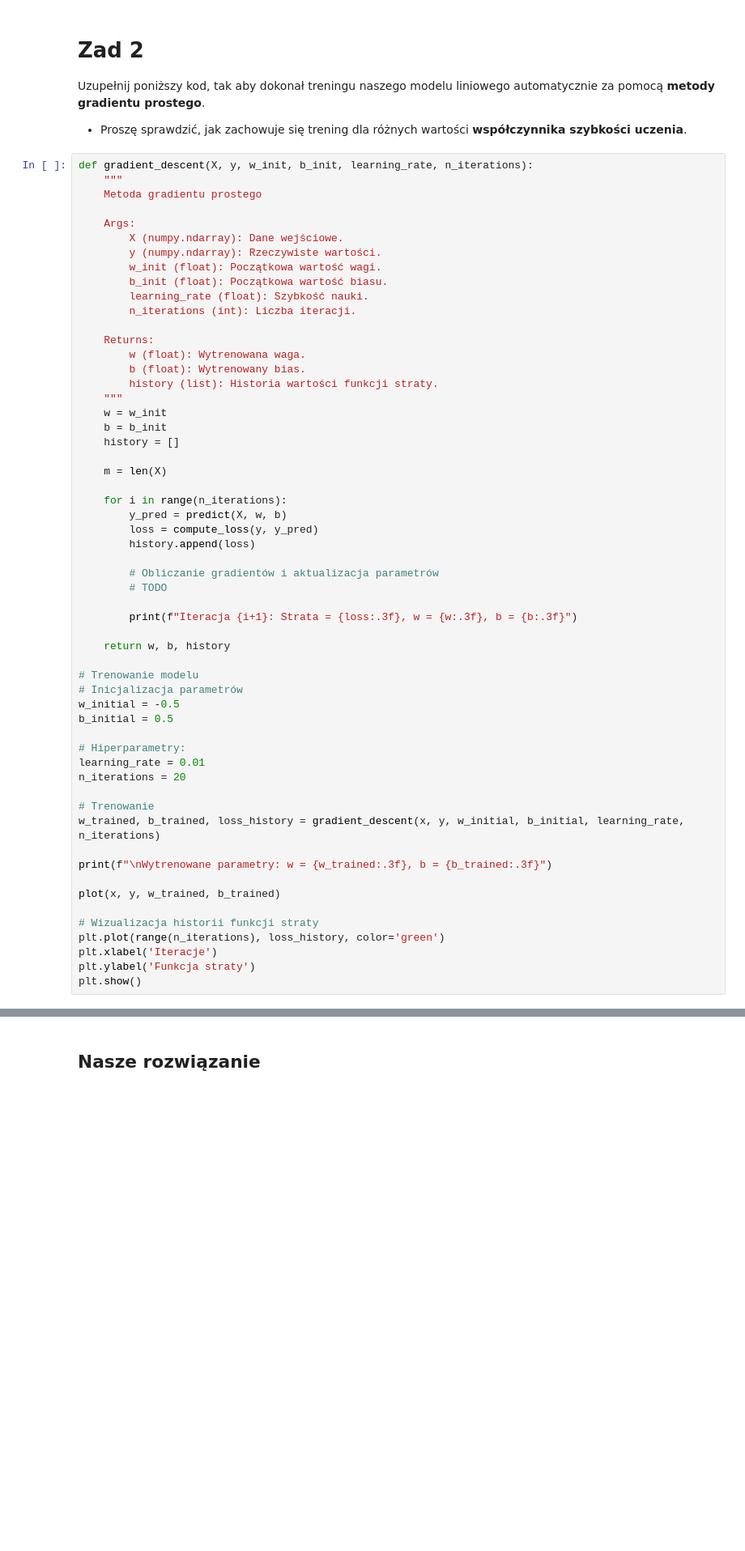
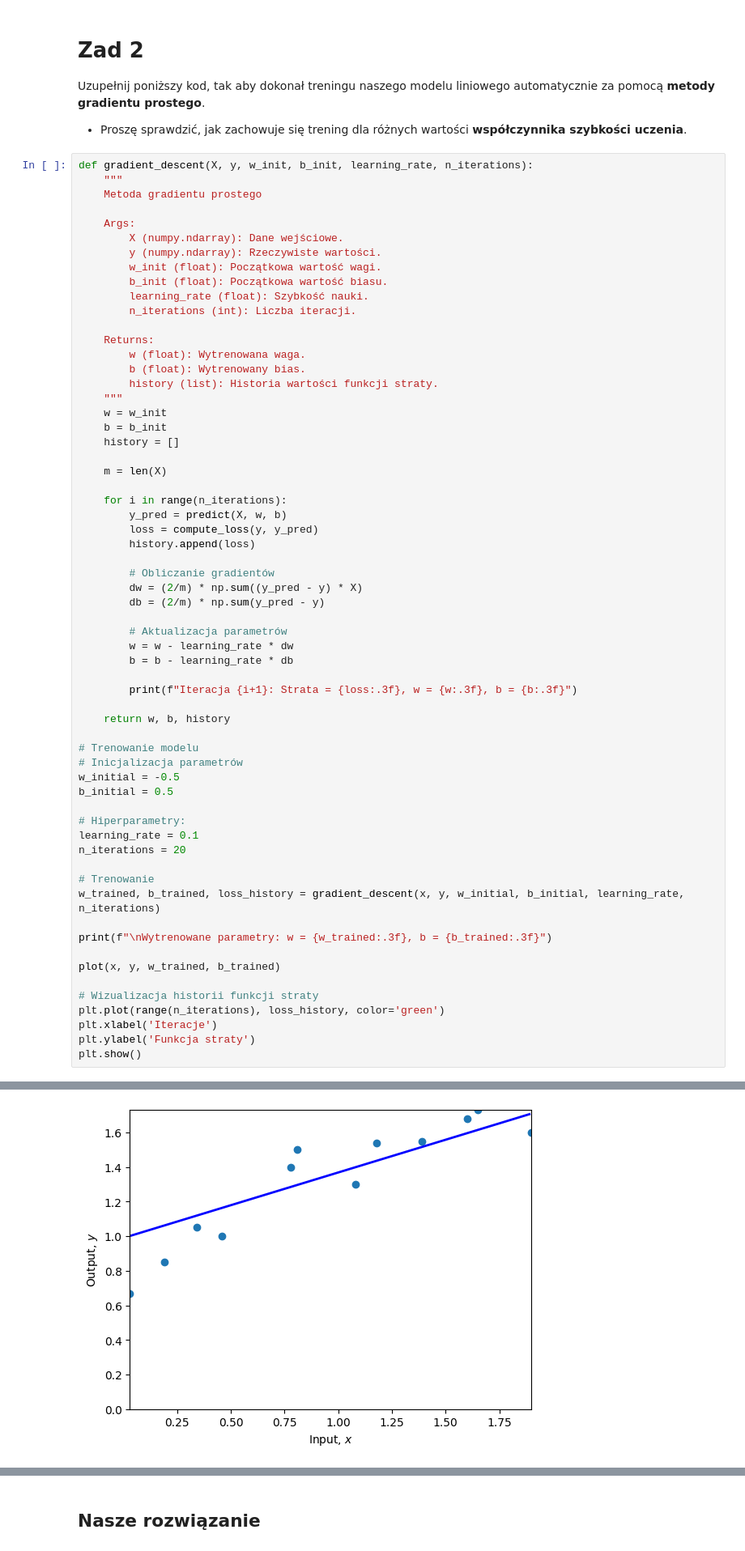
Before and after one commit to janbanot/msc-cs-code, a Jupyter notebook: DL_2025_Lab1b.ipynb, the cells around one changed output, grey strips where cells are left out. Shown at 81% size. Cells and saved outputs as stored; diff of their text form; blank space fills up the shorter version.

```diff
--- a/DL_2025_Lab1b.ipynb
+++ b/DL_2025_Lab1b.ipynb
@@ -143,8 +149,13 @@ def gradient_descent(X, y, w_init, b_init, learning_rate, n_iterations):
         loss = compute_loss(y, y_pred)
         history.append(loss)
 
-        # Obliczanie gradientów i aktualizacja parametrów
-        # TODO
+        # Obliczanie gradientów
+        dw = (2/m) * np.sum((y_pred - y) * X)
+        db = (2/m) * np.sum(y_pred - y)
+
+        # Aktualizacja parametrów
+        w = w - learning_rate * dw
+        b = b - learning_rate * db
 
         print(f"Iteracja {i+1}: Strata = {loss:.3f}, w = {w:.3f}, b = {b:.3f}")
 
@@ -156,7 +167,7 @@ w_initial = -0.5
 b_initial = 0.5
 
 # Hiperparametry:
-learning_rate = 0.01
+learning_rate = 0.1
 n_iterations = 20
 
 # Trenowanie
@@ -171,3 +182,4 @@ plt.plot(range(n_iterations), loss_history, color='green')
 plt.xlabel('Iteracje')
 plt.ylabel('Funkcja straty')
 plt.show()
+# %% [output]
@@ -173,0 +203 @@ plt.show()
+[figure, added]
```
Also changed, not shown: parts of 17 cells of this notebook.
